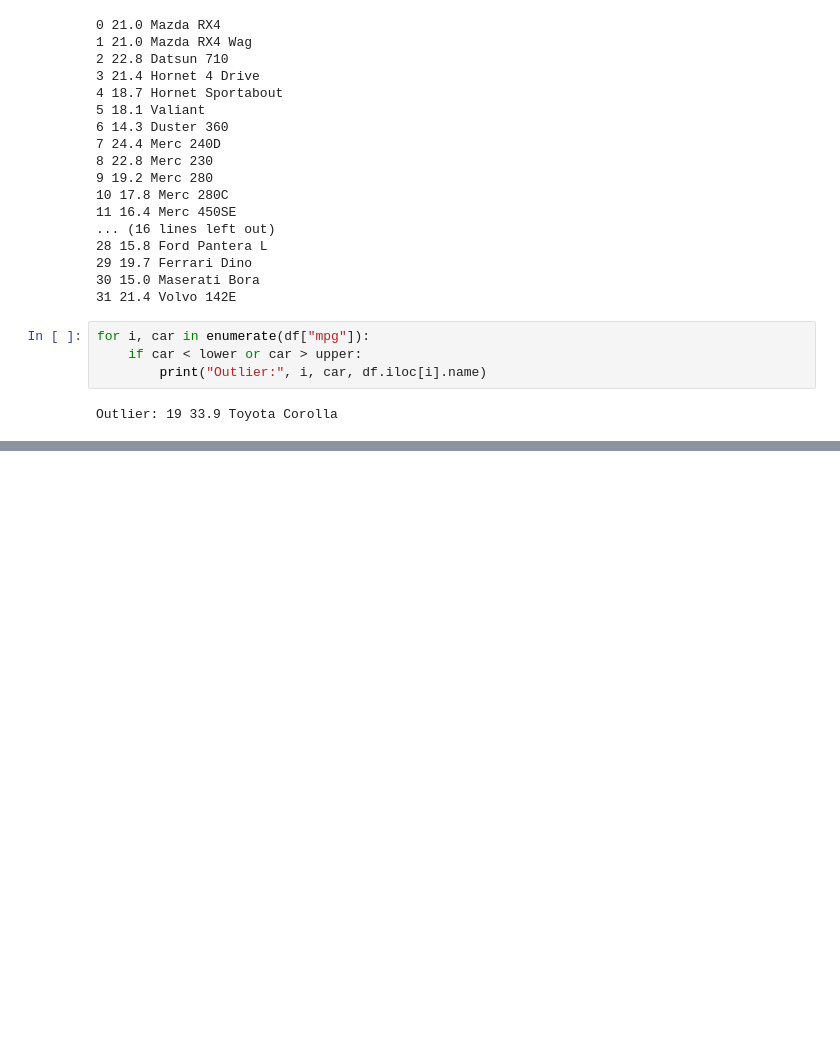
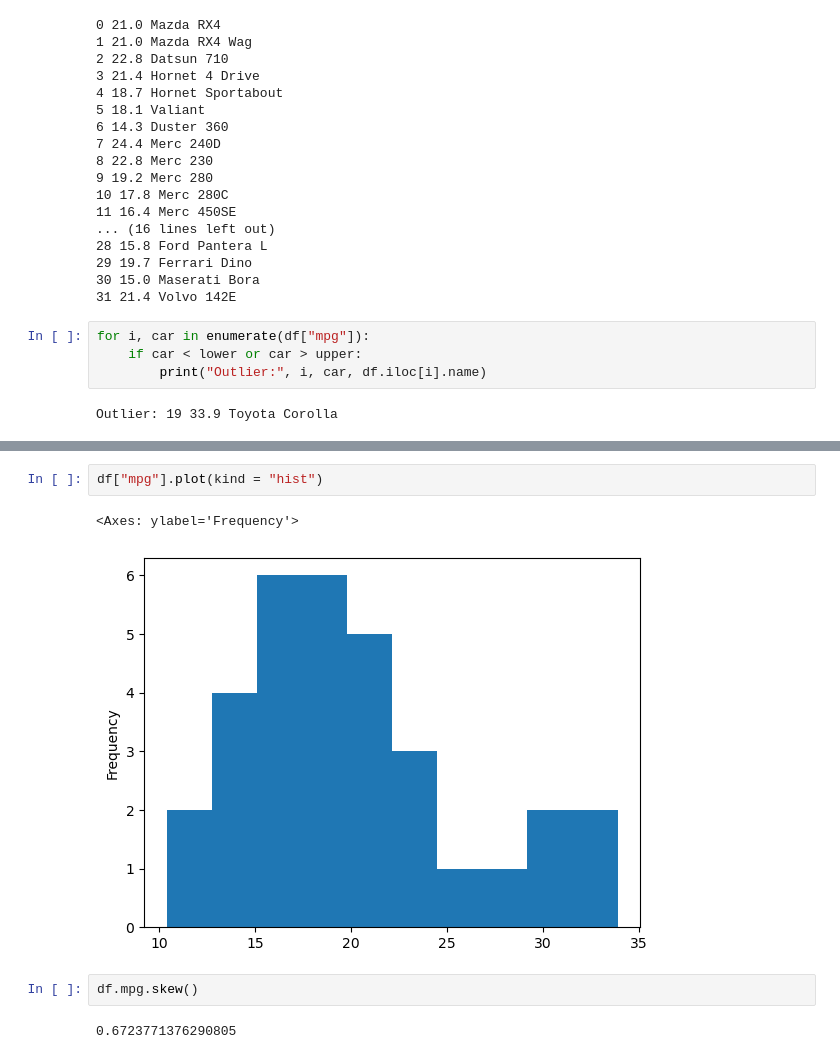
Before and after one commit to EstebanGomezVal/iteso-data-analytics, a Jupyter notebook: notebooks/Mtcars.ipynb, the cells around one changed output, grey strips where cells are left out. Cells and saved outputs as stored; diff of their text form; blank space fills up the shorter version.

```diff
--- a/notebooks/Mtcars.ipynb
+++ b/notebooks/Mtcars.ipynb
@@ -155,0 +174,9 @@ Outlier: 19 33.9 Toyota Corolla
+# %%
+df["mpg"].plot(kind = "hist")
+# %% [output]
+<Axes: ylabel='Frequency'>
+[figure, added]
+# %%
+df.mpg.skew()
+# %% [output]
+0.6723771376290805
```
Also changed, not shown: parts of 5 cells of this notebook, 4 other files.
